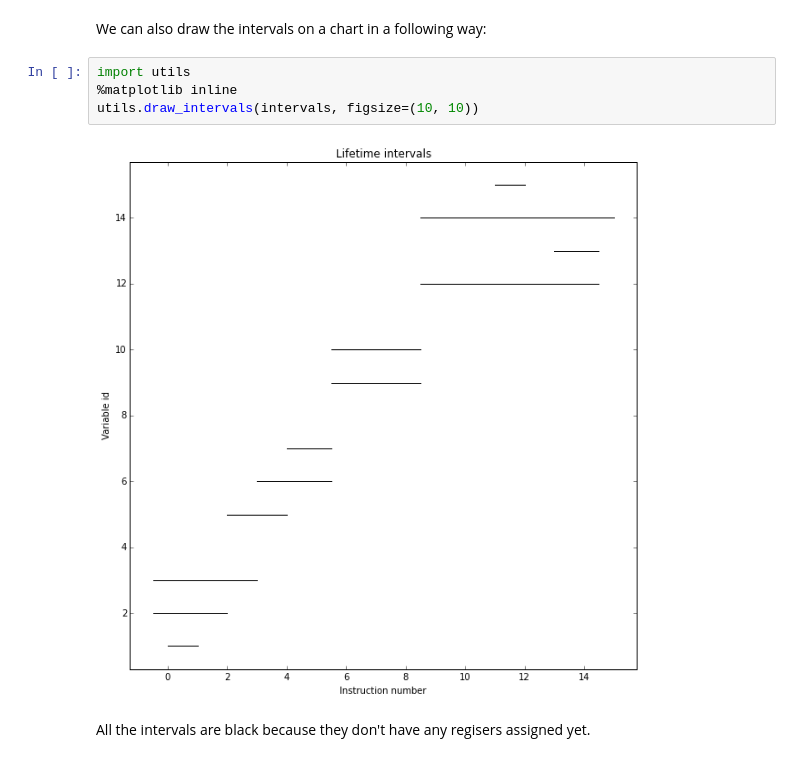
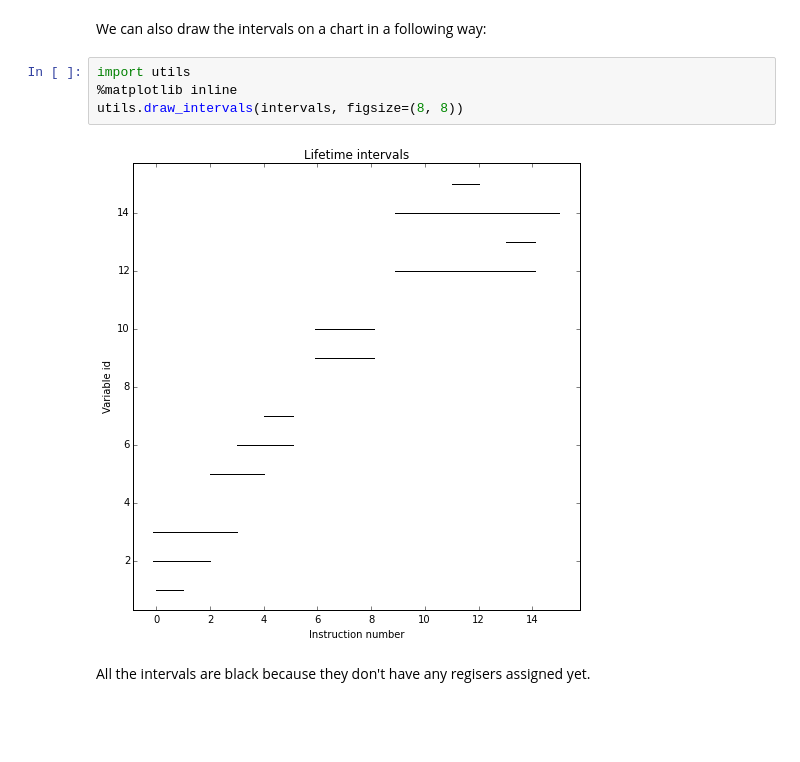
Before and after one commit to jakubbrzeski/regallo, a Jupyter notebook: py-regallo/tutorial.ipynb, the cells around one changed output. Drawn from its saved outputs; the diff is of its cells as text; blank space fills up the shorter version.

```diff
--- a/py-regallo/tutorial.ipynb
+++ b/py-regallo/tutorial.ipynb
@@ -146,9 +102,9 @@ We can also draw the intervals on a chart in a following way:
 # %%
 import utils
 %matplotlib inline
-utils.draw_intervals(intervals, figsize=(10, 10))
+utils.draw_intervals(intervals, figsize=(8, 8))
 # %% [output]
-[figure, old version]
+[figure, new version]
 # %% [markdown]
 All the intervals are black because they don't have any regisers assigned yet.
 # %% [markdown]
```
Also changed, not shown: parts of 26 cells of this notebook, 10 other files.
